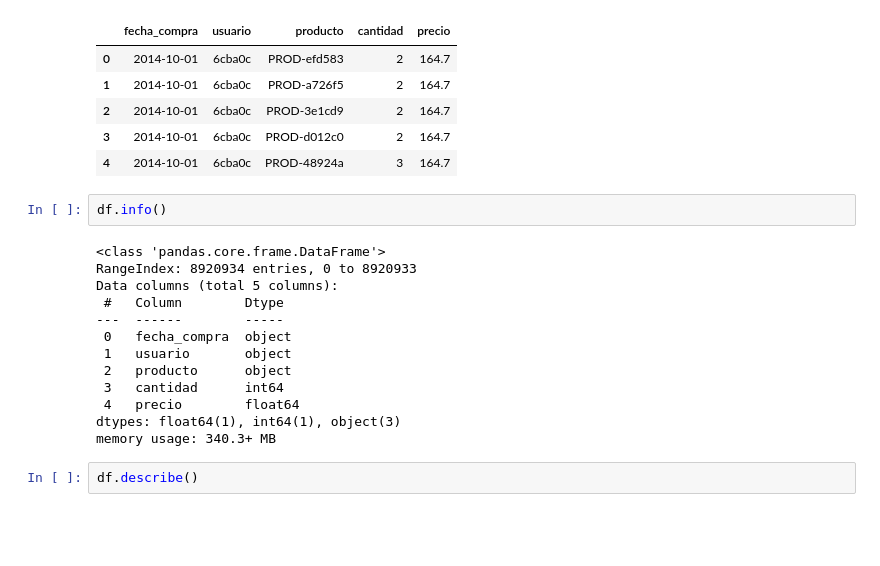
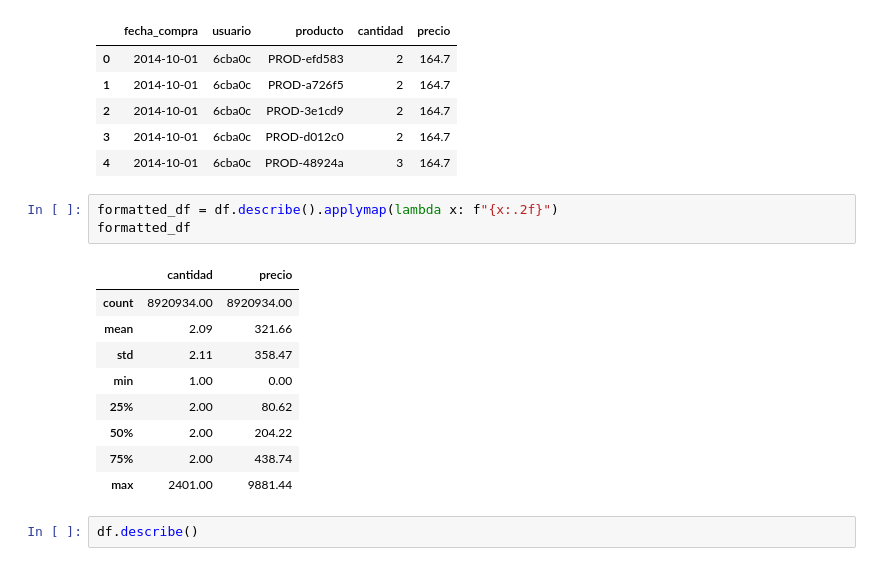
Before and after one commit to Jwpr-dpr/supermercado-engagement, a Jupyter notebook: notebooks/analisis_exploratorio.ipynb, the cells around one changed output. Saved outputs shown, nothing was run; the diff lists cells and outputs as text; blank space fills up the shorter version.

```diff
--- a/notebooks/analisis_exploratorio.ipynb
+++ b/notebooks/analisis_exploratorio.ipynb
@@ -29,20 +29,18 @@ df.head()
 | 3 | 2014-10-01 | 6cba0c | PROD-d012c0 | 2 | 164.7 |
 | 4 | 2014-10-01 | 6cba0c | PROD-48924a | 3 | 164.7 |
 # %%
-df.info()
+formatted_df = df.describe().applymap(lambda x: f"{x:.2f}")
+formatted_df
 # %% [output]
-<class 'pandas.core.frame.DataFrame'>
-RangeIndex: 8920934 entries, 0 to 8920933
-Data columns (total 5 columns):
- #   Column        Dtype
----  ------        -----
- 0   fecha_compra  object
- 1   usuario       object
- 2   producto      object
- 3   cantidad      int64
- 4   precio        float64
-dtypes: float64(1), int64(1), object(3)
-memory usage: 340.3+ MB
+|  | cantidad | precio |
+| count | 8920934.00 | 8920934.00 |
+| mean | 2.09 | 321.66 |
+| std | 2.11 | 358.47 |
+| min | 1.00 | 0.00 |
+| 25% | 2.00 | 80.62 |
+| 50% | 2.00 | 204.22 |
+| 75% | 2.00 | 438.74 |
+| max | 2401.00 | 9881.44 |
 # %%
 df.describe()
 # %% [output]
```
Also changed, not shown: parts of 3 cells of this notebook.
